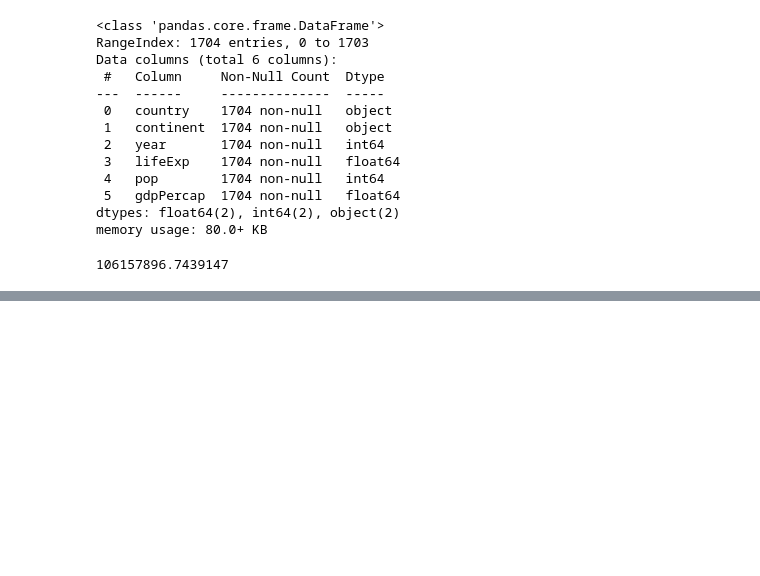
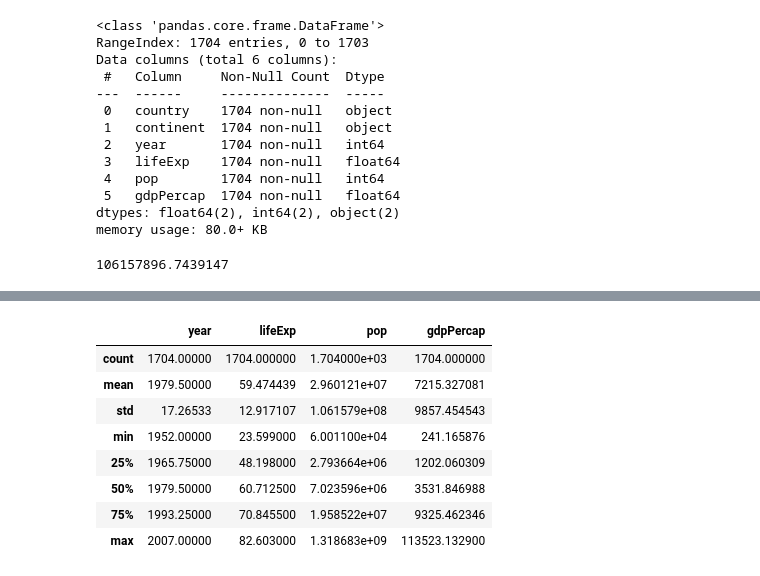
Before and after one commit to shimseonjo1/python_test_code, a Jupyter notebook: 04_pandas/2장.ipynb, the cells around one changed output, grey strips where cells are left out. Saved outputs shown, nothing was run; the diff lists cells and outputs as text; code cells hidden in the pictures; blank space fills up the shorter version.

```diff
--- a/04_pandas/2장.ipynb
+++ b/04_pandas/2장.ipynb
@@ -166,0 +211,12 @@ df['pop'].std()
+# %%
+df.describe()
+# %% [output]
+|  | year | lifeExp | pop | gdpPercap |
+| count | 1704.00000 | 1704.000000 | 1.704000e+03 | 1704.000000 |
+| mean | 1979.50000 | 59.474439 | 2.960121e+07 | 7215.327081 |
+| std | 17.26533 | 12.917107 | 1.061579e+08 | 9857.454543 |
+| min | 1952.00000 | 23.599000 | 6.001100e+04 | 241.165876 |
+| 25% | 1965.75000 | 48.198000 | 2.793664e+06 | 1202.060309 |
+| 50% | 1979.50000 | 60.712500 | 7.023596e+06 | 3531.846988 |
+| 75% | 1993.25000 | 70.845500 | 1.958522e+07 | 9325.462346 |
+| max | 2007.00000 | 82.603000 | 1.318683e+09 | 113523.132900 |
```
Also changed, not shown: parts of 9 cells of this notebook, 2 other files.
